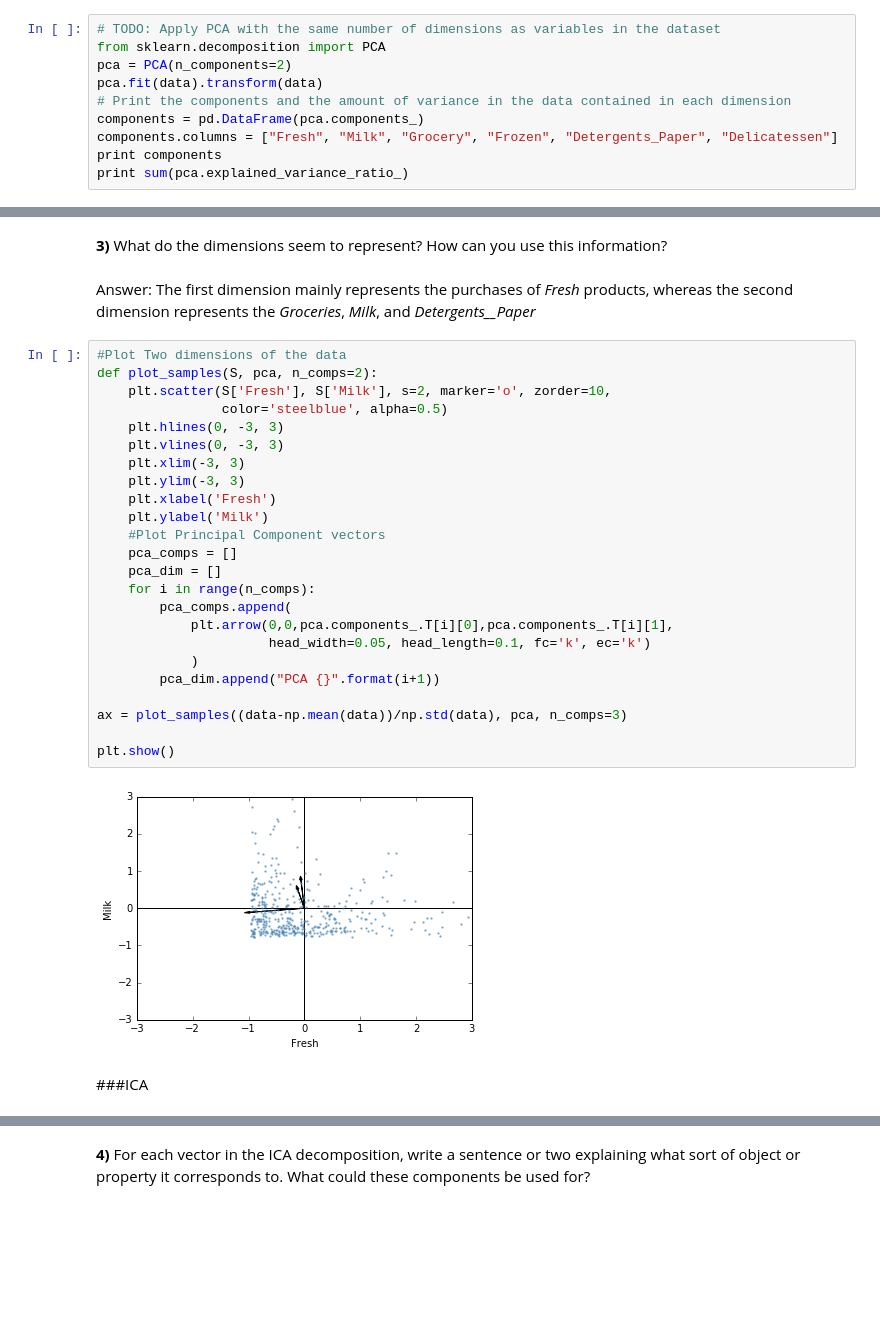
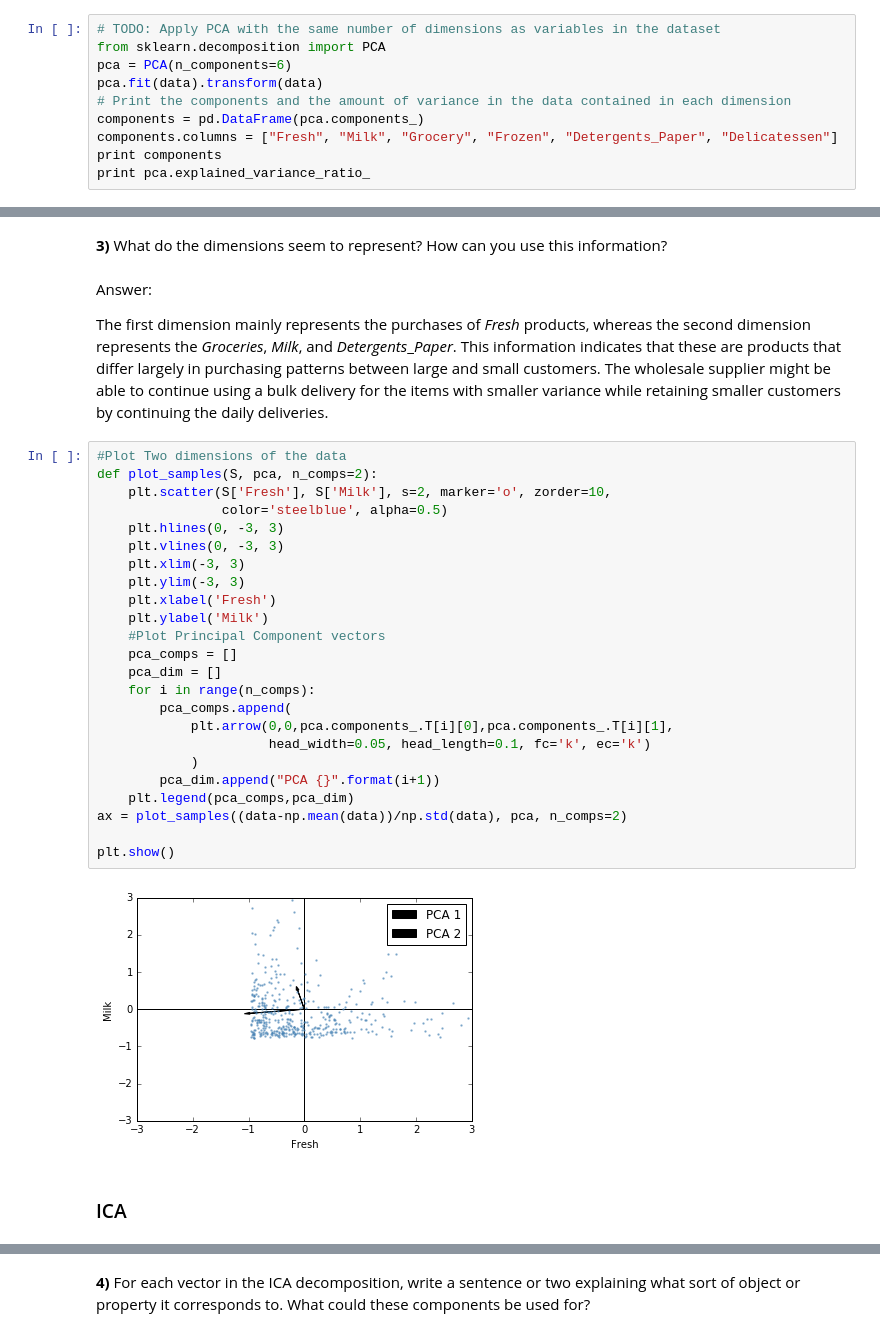
Before and after one commit to Seananigans/MLND, a Jupyter notebook: customer_segments/customer_segments.ipynb, the cells around one changed output, grey strips where cells are left out. Saved outputs shown, nothing was run; the diff lists cells and outputs as text; blank space fills up the shorter version.

```diff
--- a/customer_segments/customer_segments.ipynb
+++ b/customer_segments/customer_segments.ipynb
@@ -54,13 +54,13 @@ plt.show()
 # %%
 # TODO: Apply PCA with the same number of dimensions as variables in the dataset
 from sklearn.decomposition import PCA
-pca = PCA(n_components=2)
+pca = PCA(n_components=6)
 pca.fit(data).transform(data)
 # Print the components and the amount of variance in the data contained in each dimension
 components = pd.DataFrame(pca.components_)
 components.columns = ["Fresh", "Milk", "Grocery", "Frozen", "Detergents_Paper", "Delicatessen"]
 print components
-print sum(pca.explained_variance_ratio_)
+print pca.explained_variance_ratio_
 # %% [output]
       Fresh      Milk   Grocery    Frozen  Detergents_Paper  Delicatessen
 0 -0.976537 -0.121184 -0.061540 -0.152365          0.007054     -0.068105
@@ -73,35 +81,37 @@ Answer: The variance drops off fairly quickly as the principle component number
 # %% [markdown]
 **3)** What do the dimensions seem to represent? How can you use this information?
 # %% [markdown]
-Answer: The first dimension mainly represents the purchases of _Fresh_ products, whereas the second dimension represents the _Groceries_, _Milk_, and _Detergents__Paper_
+Answer:
+
+The first dimension mainly represents the purchases of _Fresh_ products, whereas the second dimension represents the _Groceries_, _Milk_, and _Detergents_\__Paper_.  This information indicates that these are products that differ largely in purchasing patterns between large and small customers. The wholesale supplier might be able to continue using a bulk delivery for the items with smaller variance while retaining smaller customers by continuing the daily deliveries.
 # %%
 #Plot Two dimensions of the data
 def plot_samples(S, pca, n_comps=2):
     plt.scatter(S['Fresh'], S['Milk'], s=2, marker='o', zorder=10,
                 color='steelblue', alpha=0.5)
     plt.hlines(0, -3, 3)
     plt.vlines(0, -3, 3)
     plt.xlim(-3, 3)
     plt.ylim(-3, 3)
     plt.xlabel('Fresh')
     plt.ylabel('Milk')
     #Plot Principal Component vectors
     pca_comps = []
     pca_dim = []
     for i in range(n_comps):
         pca_comps.append(
             plt.arrow(0,0,pca.components_.T[i][0],pca.components_.T[i][1],
                       head_width=0.05, head_length=0.1, fc='k', ec='k')
             )
         pca_dim.append("PCA {}".format(i+1))
-
-ax = plot_samples((data-np.mean(data))/np.std(data), pca, n_comps=3)
+    plt.legend(pca_comps,pca_dim)
+ax = plot_samples((data-np.mean(data))/np.std(data), pca, n_comps=2)
 
 plt.show()
 # %% [output]
-[figure, old version]
+[figure, new version]
 # %% [markdown]
-###ICA
+### ICA
 # %%
 # TODO: Fit an ICA model to the data
 # Note: Adjust the data to have center at the origin first!
```
Also changed, not shown: parts of 26 cells of this notebook, 2 other files.
